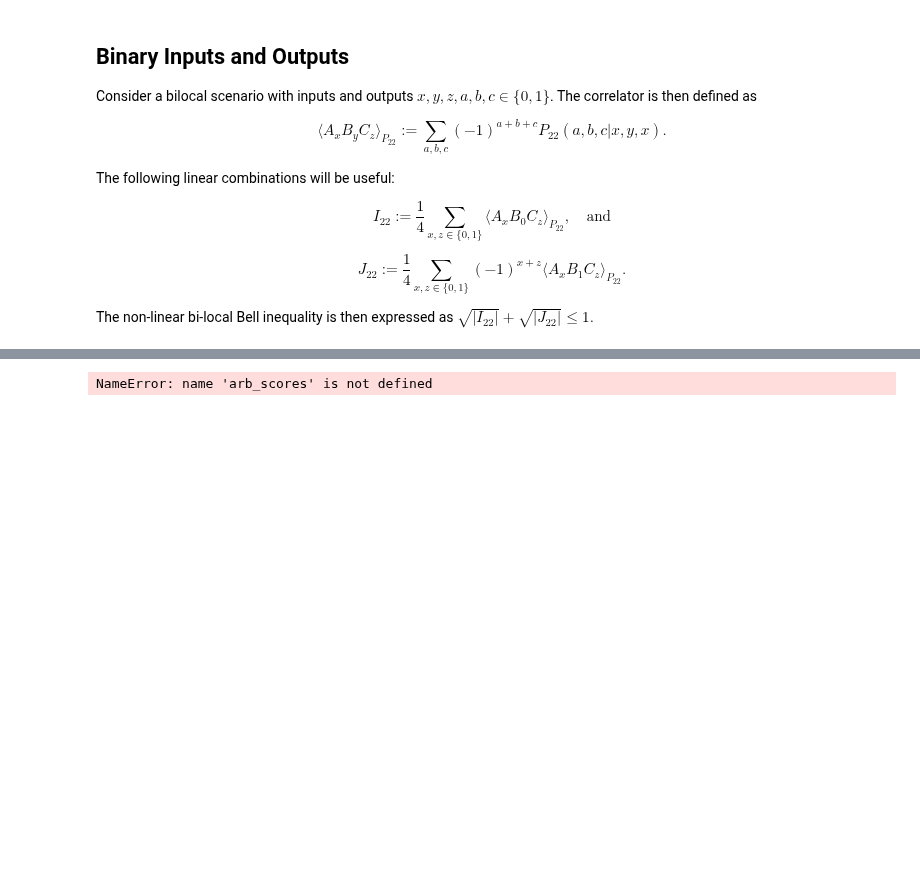
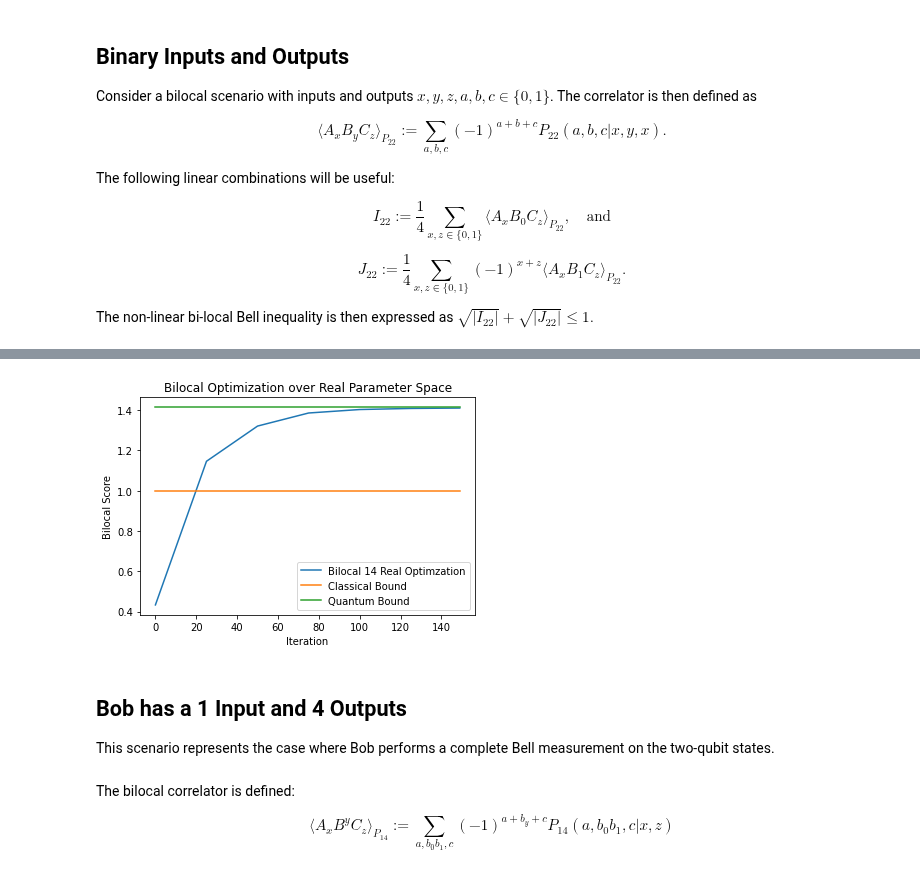
Before and after one commit to ChitambarLab/qNetVO, a Jupyter notebook: notebook/bilocal_network_optimization.ipynb, the cells around one changed output, grey strips where cells are left out. Cells and saved outputs as stored; diff of their text form; code cells hidden in the pictures; blank space fills up the shorter version.

```diff
--- a/notebook/bilocal_network_optimization.ipynb
+++ b/notebook/bilocal_network_optimization.ipynb
@@ -322,0 +276,7 @@ settings :
+# %%
+# initial settings
+settings = bilocal22_settings()
+(final_score, final_settings, scores, samples, settings_history) = gradient_descent(bilocal22_cost, settings)
+
+print(final_score)
+print(final_settings)
@@ -323,13 +301,16 @@ settings :
 # %%
 # Plot the score of the Bell inequality
-plt.plot(range(1000), arb_scores , label = r"Gradient Ascent")
-plt.plot(range(1000), [1]*1000, label = "Classical Bound")
-plt.plot(range(1000), [2*np.sqrt(1/2)]*1000, label = "Quantum Bound")
-plt.title("Gradient Ascent Optimization \n of Bilocal Nonlocality")
-
-plt.xlabel("Gradient Ascent Iteration")
-plt.ylabel(r"Bilocal Bell Score")
+plt.plot(samples, scores, label = r"Bilocal 14 Real Optimzation")
+plt.plot(samples, [1]*len(samples), label = "Classical Bound")
+plt.plot(samples, [2*np.sqrt(1/2)]*len(samples), label = "Quantum Bound")
+plt.title(r"Bilocal Optimization over Real Parameter Space")
+plt.xlabel("Iteration")
+plt.ylabel(r"Bilocal Score")
 plt.legend()
 plt.show()
 # %% [output]
-NameError: name 'arb_scores' is not defined
+[figure, added]
+# %% [markdown]
+## Bob has a 1 Input and 4 Outputs
+
+This scenario represents the case where Bob performs a complete Bell measurement on the two-qubit states.
@@ -335,0 +370,6 @@ NameError: name 'arb_scores' is not defined
+# %% [markdown]
+The bilocal correlator is defined:
+
+$$
+\langle A_x B^y C_z \rangle_{P_{14}} := \sum_{a,b_0 b_1,c}(-1)^{a+b_y+c}P_{14}(a,b_0 b_1,c|x,z)
+$$
```
Also changed, not shown: parts of 25 cells of this notebook.
